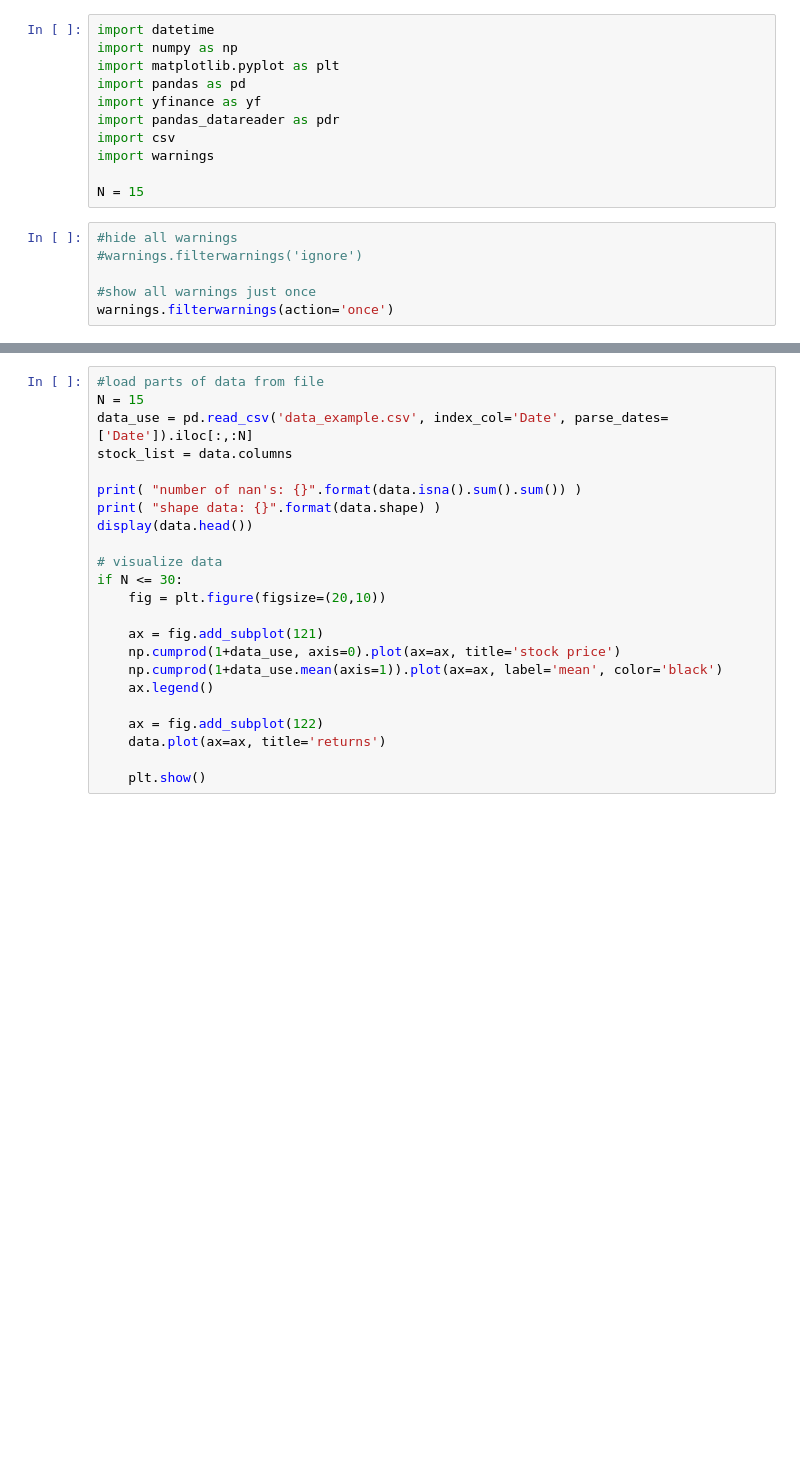
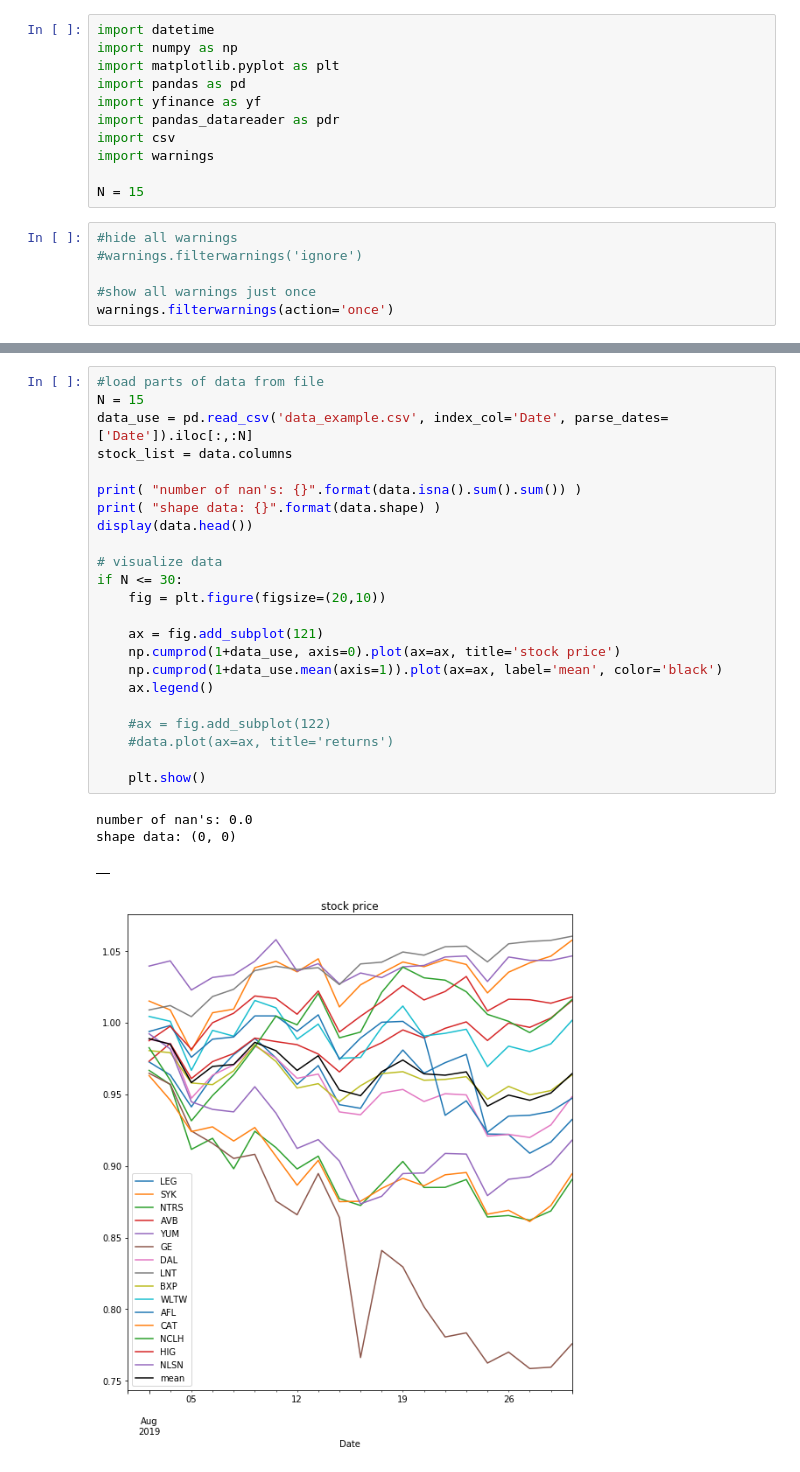
Before and after one commit to cvazz/IntroMLDL, a Jupyter notebook: Data Loader.ipynb, the cells around one changed output, grey strips where cells are left out. Saved outputs shown, nothing was run; the diff lists cells and outputs as text; blank space fills up the shorter version.

Commit message:
Update Data Loader Notebook
Working data loader, added stan model cache function, as well as stan execution code.
Stan model missing.

```diff
--- a/Data Loader.ipynb
+++ b/Data Loader.ipynb
@@ -86,23 +87,28 @@ IndexError: positional indexers are out-of-bounds
 # %%
 #load parts of data from file
 N = 15
 data_use = pd.read_csv('data_example.csv', index_col='Date', parse_dates=['Date']).iloc[:,:N]
 stock_list = data.columns
 
 print( "number of nan's: {}".format(data.isna().sum().sum()) )
 print( "shape data: {}".format(data.shape) )
 display(data.head())
 
 # visualize data
 if N <= 30:
     fig = plt.figure(figsize=(20,10))
 
     ax = fig.add_subplot(121)
     np.cumprod(1+data_use, axis=0).plot(ax=ax, title='stock price')
     np.cumprod(1+data_use.mean(axis=1)).plot(ax=ax, label='mean', color='black')
     ax.legend()
 
-    ax = fig.add_subplot(122)
-    data.plot(ax=ax, title='returns')
+    #ax = fig.add_subplot(122)
+    #data.plot(ax=ax, title='returns')
 
     plt.show()
+# %% [output]
+number of nan's: 0.0
+shape data: (0, 0)
+|  |
+[figure, added]
```
Also changed, not shown: parts of 8 cells of this notebook.
